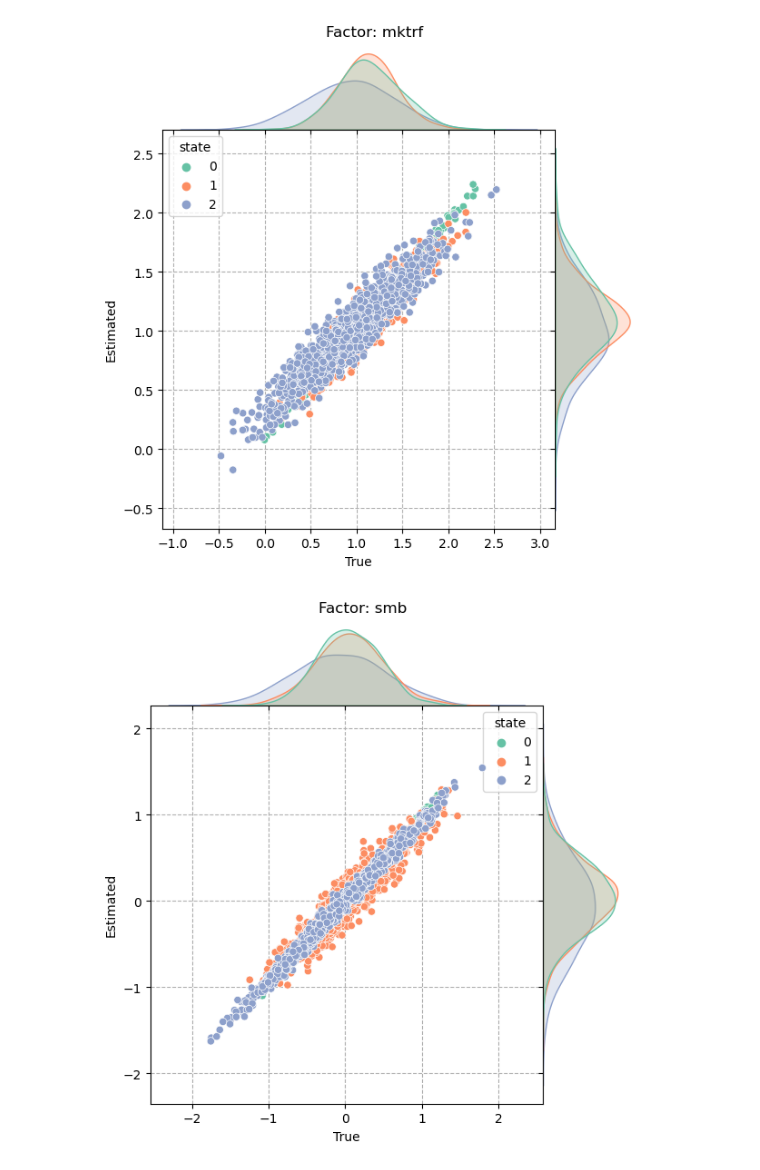
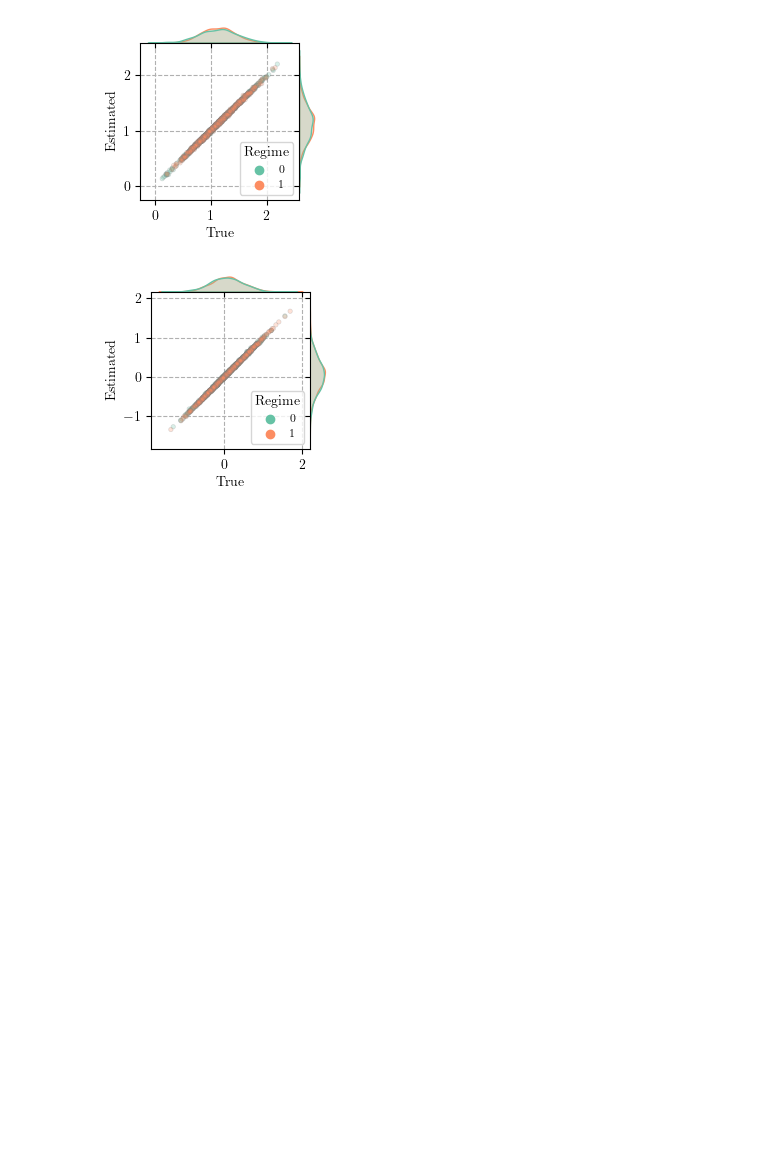
Before and after one commit to fcoibanez/regimeaware, a Jupyter notebook: notebooks/recovery.ipynb, the cells around one changed output. Drawn from its saved outputs; the diff is of its cells as text; code cells hidden in the pictures; blank space fills up the shorter version.

```diff
--- a/notebooks/recovery.ipynb
+++ b/notebooks/recovery.ipynb
@@ -9,13 +9,25 @@ from datetime import datetime
 from statsmodels.stats.weightstats import DescrStatsW
 from itertools import permutations
 import seaborn as sns
+from matplotlib.ticker import StrMethodFormatter
+from sklearn import preprocessing
 
-NUM_STATES = 3
+NUM_STATES = 2
 NUM_STOCKS = 1000
 SIM_PERIODS = 600
 MIN_OBS = 300
 FCTRS = ["mktrf", "smb", "hml", "rmw", "cma", "umd"]
 AS_OF_DT = datetime(2024, 12, 31)
+
+plt.rcParams.update({
+    "text.usetex": True,
+    "font.family": "serif",
+    "font.sans-serif": ["CMU Serif"]
+})
+
+dpi = 300
+width = 7.5
+height = 4.5
 # %%
 fctr_rt = pd.read_pickle(f"{cfg.fldr}/data/ff.pkl").loc[:AS_OF_DT, FCTRS]
 crsp = pd.read_pickle(f"{cfg.fldr}/data/crsp.pkl")
@@ -127,7 +222,8 @@ for _t, s_t in enumerate(Z):
 # %%
 hat_hmm = GaussianHMM(
     n_components=NUM_STATES,
-    covariance_type=cfg.hm_cov,
+    covariance_type="full",
+    # covariance_type=cfg.hm_cov,
     min_covar=cfg.hm_min_covar,
     tol=cfg.hm_tol,
     random_state=cfg.hm_rs,
@@ -148,5 +246,5 @@ G_hat = G_hat[:, state_srt]
 # %%
-fig, axs = plt.subplots(figsize=(8, 5), nrows=3)
+fig, axs = plt.subplots(figsize=(8, NUM_STATES * 2), nrows=NUM_STATES)
 for s in range(NUM_STATES):
     axs[s].plot(G[:, s])
     axs[s].plot(G_hat[:, s])
@@ -178,12 +276,17 @@ B_hat.index.names = ["factor", "state", "stock"]
 # %%
 reco = pd.concat([B, B_hat], axis=1)
 reco.columns = pd.Index(["True", "Estimated"], name="Loading")
 
 for f in FCTRS:
     data = reco.xs(f, level="factor")
-    g = sns.jointplot(data, x="True", y="Estimated", hue="state", space=0, palette="Set2", zorder=25, marginal_kws=dict(bw_adjust=1.25))
+    g = sns.jointplot(data, x="True", y="Estimated", hue="state", space=0, palette="Set2", zorder=25, marginal_kws=dict(bw_adjust=1), height=2.25, ratio=10, alpha=.25, joint_kws={'edgecolor': 'gray', 'linewidth': .5, 's': 10})
     g.ax_joint.grid(ls='--', zorder=-25)
-    g.fig.suptitle(f"Factor: {f}", y=1.02)
+    g.ax_joint.legend(loc="lower right", fontsize=8, markerscale=1, title="Regime")
+    g.ax_joint.set_xlabel(f"True")
+    g.ax_joint.set_ylabel(f"Estimated")
+    plt.savefig(f"{cfg.fldr}/img/recovery_{f}.pdf", dpi=50, transparent=False, bbox_inches='tight')
+    plt.show()
+    # g.fig.suptitle(f"Factor: {f}", y=1.02)
 # %% [output]
-[figure, old version]
+[figure, new version]
-[figure, old version]
+[figure, new version]
```
Also changed, not shown: parts of 8 cells of this notebook.
